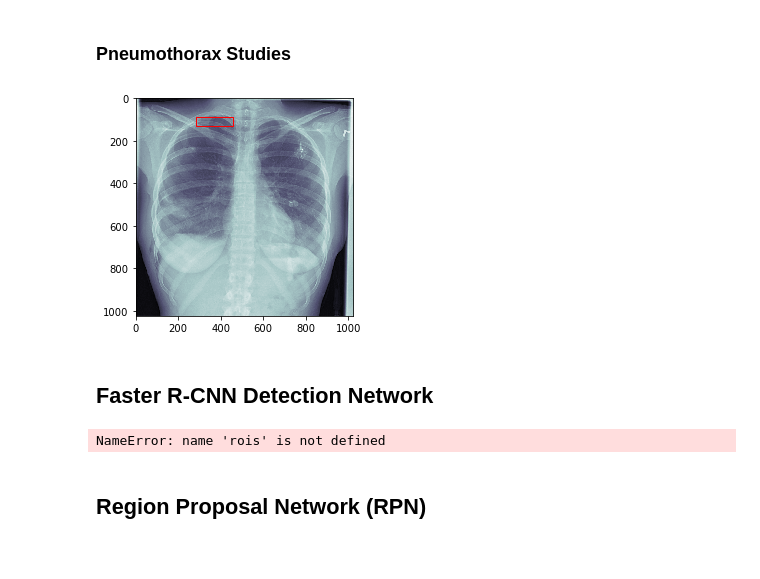
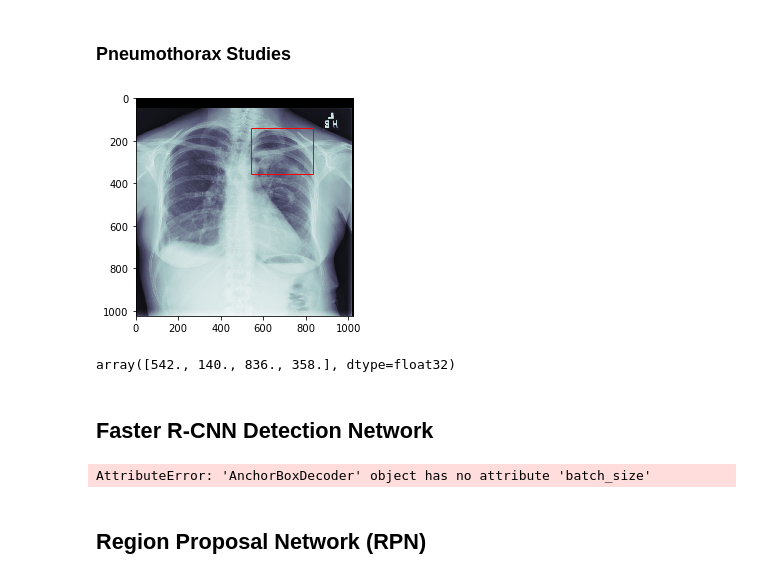
Before and after one commit to ramonreszat/Roentgen-Detector, a Jupyter notebook: Pneumothorax_Localization.ipynb, the cells around one changed output. Cells and saved outputs as stored; diff of their text form; code cells hidden in the pictures.

```diff
--- a/Pneumothorax_Localization.ipynb
+++ b/Pneumothorax_Localization.ipynb
@@ -15,24 +15,28 @@ train_data = DICOMFolderDataset('siim-acr-data/train-pneumothorax/**/**/*.dcm',
 # %%
 import matplotlib.pyplot as plt
 import matplotlib.patches as patches
 
 fig,ax = plt.subplots(1)
 
 # choose a study from the datset
-data, label = valid_data.__getitem__(6)
+data, label = valid_data.__getitem__(16)
 
 img = data.asnumpy()*255
 gtbox = label.asnumpy()
 
 # chest xray image
 ax.imshow(img, cmap=plt.cm.bone, interpolation='none')
 
 # ground truth bounding box in corner format
 gt = patches.Rectangle((gtbox[0], gtbox[1]), gtbox[2]-gtbox[0], gtbox[3]-gtbox[1], linewidth=1, edgecolor='r', facecolor='none')
 ax.add_patch(gt)
 plt.show()
 # %% [output]
-[figure, old version]
+[figure, new version]
+# %%
+gtbox
+# %% [output]
+array([542., 140., 836., 358.], dtype=float32)
 # %% [markdown]
 ## Faster R-CNN Detection Network
 # %%
@@ -44,15 +48,14 @@ ctx = mx.cpu(0)
 data = mx.sym.var('data')
 labels = mx.sym.var('labels')# change manually to corner format
 
-pneumothorax = RoentgenFasterRCNN(num_classes=2, Nt=0.7, joint_training=False, sizes=[0.25,0.15,0.05], ratios=[2,1,0.5])
-pneumothorax.hybridize()
+pneumothorax = RoentgenFasterRCNN(2, iou_threshold=0.7, sizes=[0.25,0.15,0.05], ratios=[2,1,0.5], rpn_head=True)
 
 # Kaiming initialization from uniform [-c,c] c = sqrt(2/Nin)
 pneumothorax.collect_params().initialize(mx.init.Xavier(factor_type='in', magnitude=0.44444), ctx=ctx)
 
 bboxes,classes = pneumothorax(data)
 # %% [output]
-NameError: name 'rois' is not defined
+AttributeError: 'AnchorBoxDecoder' object has no attribute 'batch_size'
 # %%
 import time
 from mxnet import nd
```
Also changed, not shown: parts of 13 cells of this notebook, 3 other files.
